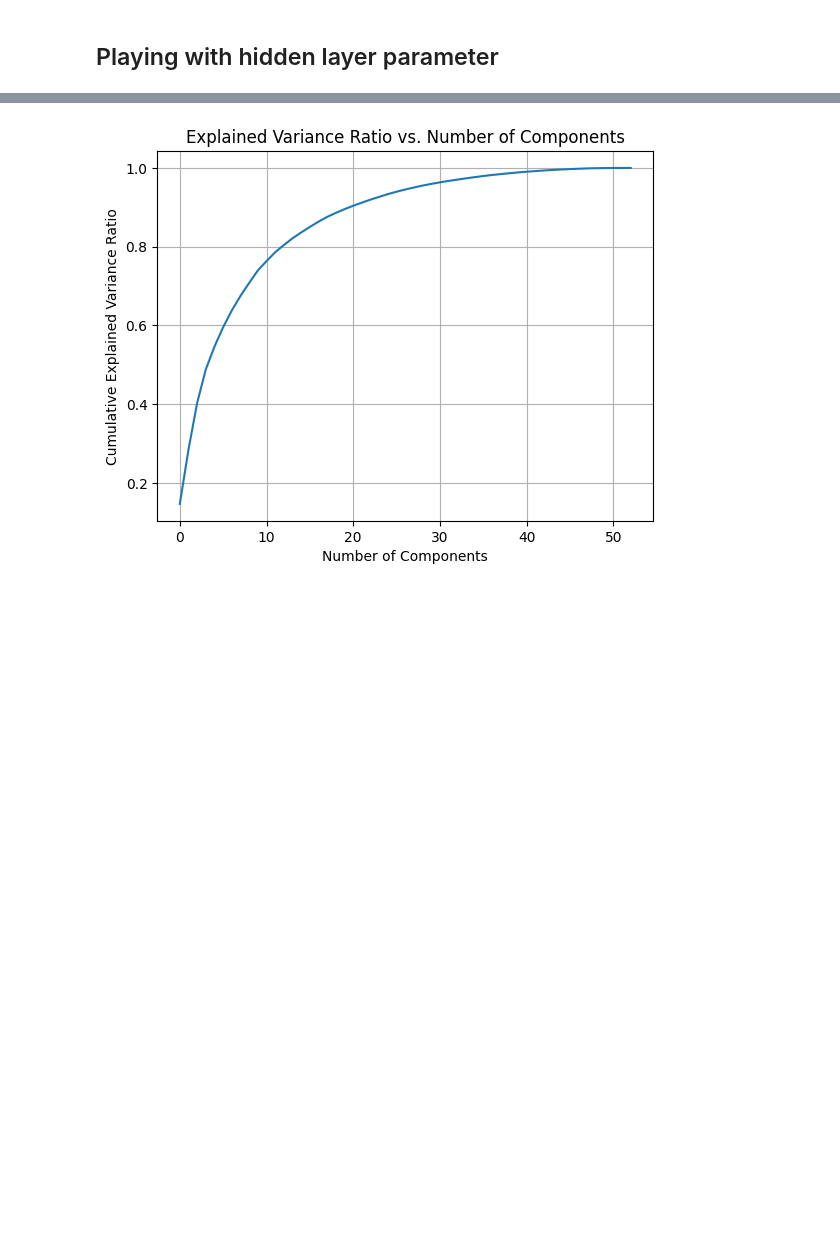
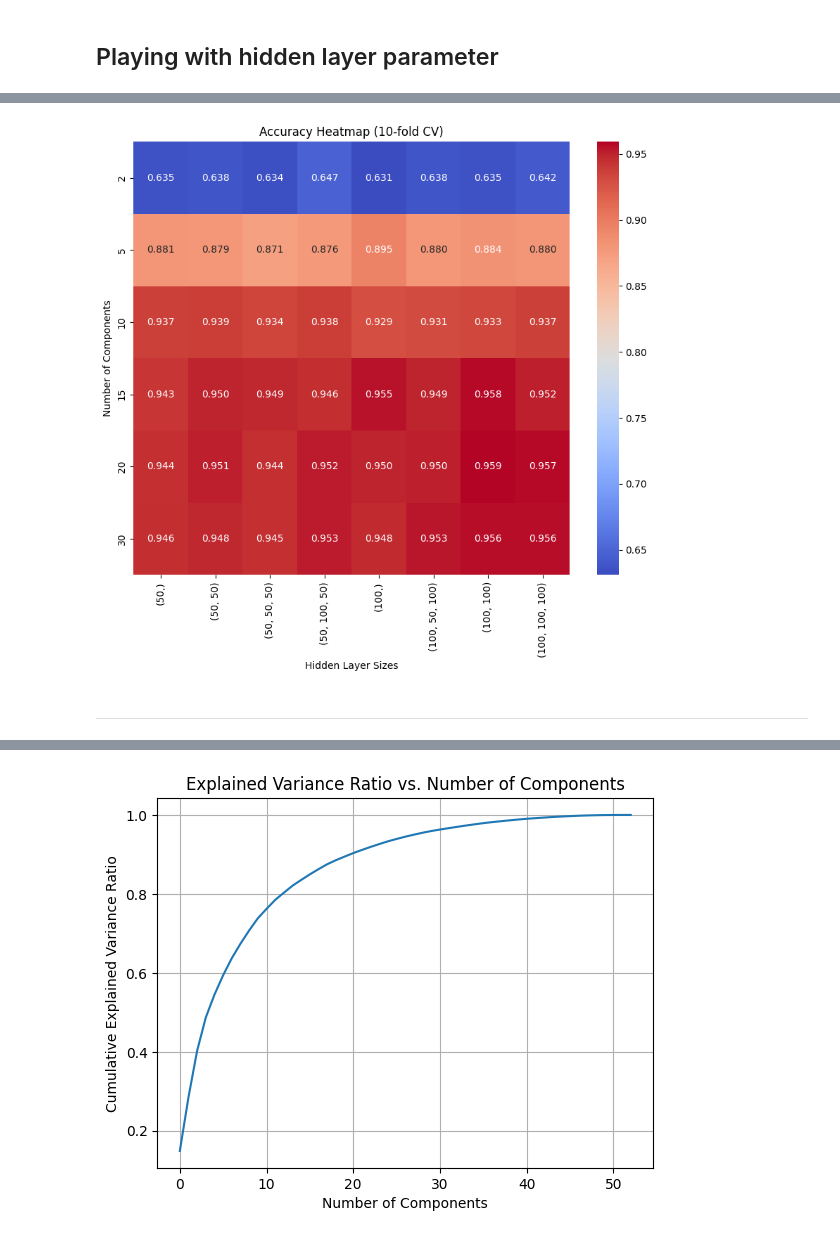
Before and after one commit to lior199707/ML_Classification, a Jupyter notebook: Project/Lior.ipynb, the cells around one changed output, grey strips where cells are left out. Saved outputs shown, nothing was run; the diff lists cells and outputs as text; code cells hidden in the pictures; blank space fills up the shorter version.

```diff
--- a/Project/Lior.ipynb
+++ b/Project/Lior.ipynb
@@ -184,13 +125,0 @@ array([[ 0.,  0.,  0., ...,  6.,  0.,  0.],
-# %%
-from sklearn.metrics import accuracy_score
-mlp_clf = MLPClassifier(hidden_layer_sizes=(100,), max_iter=1000, random_state=42)
-
-# Train the classifier
-mlp_clf.fit(X_train, y_train)
-
-# Predict the labels for the test set
-y_pred = mlp_clf.predict(X_test)
-
-# Evaluate the classifier's performance
-accuracy = accuracy_score(y_test, y_pred)
-print("Accuracy:", accuracy)
@@ -199,5 +126,6 @@ Accuracy: 0.9740740740740741
 # %%
-num_components_list = [2, 5, 7, 9, 10, 12, 15, 20, 30]
+# The numbers represent the desired numner of features in each vector after feature extraction
+num_components_list = [2, 5, 10, 15, 20, 30]
 # %% [markdown]
 ## Playing with hidden layer parameter
 # %%
@@ -309,0 +142,35 @@ plt.show()
+# %%
+# Prepare a grid of n_components and hidden_layer_sizes combinations
+grid = []
+for n_components in num_components_list:
+    for hidden_layer_size in hidden_layer_sizes:
+        grid.append((n_components, hidden_layer_size))
+
+# Compute accuracy for each combination using 10-fold cross-validation
+accuracies = []
+for n_components, hidden_layer_size in grid:
+    pca = PCA(n_components=n_components)
+    X_fe = pca.fit_transform(X_fs)
+
+    mlp_clf = MLPClassifier(hidden_layer_sizes=hidden_layer_size, activation='relu', max_iter=1000, random_state=42)
+    scores = cross_val_score(mlp_clf, X_fe, y, cv=10)
+    accuracy = scores.mean()
+    accuracies.append((n_components, hidden_layer_size, accuracy))
+
+# Convert accuracies to DataFrame
+df = pd.DataFrame(accuracies, columns=['n_components', 'hidden_layer_size', 'accuracy'])
+
+# Create a pivot table
+pivot_table = df.pivot('n_components', 'hidden_layer_size', 'accuracy')
+
+# Plot the heatmap
+plt.figure(figsize=(10, 8))
+sns.heatmap(pivot_table, annot=True, cmap='coolwarm', fmt=".3f")
+plt.title('Accuracy Heatmap (10-fold CV)')
+plt.xlabel('Hidden Layer Sizes')
+plt.ylabel('Number of Components')
+plt.show()
+# %% [output]
+[figure, added]
+# %% [markdown]
+______________________________________________________________________________________________________________________________________________________________________________________________________________________________________
```
Also changed, not shown: parts of 26 cells of this notebook.
